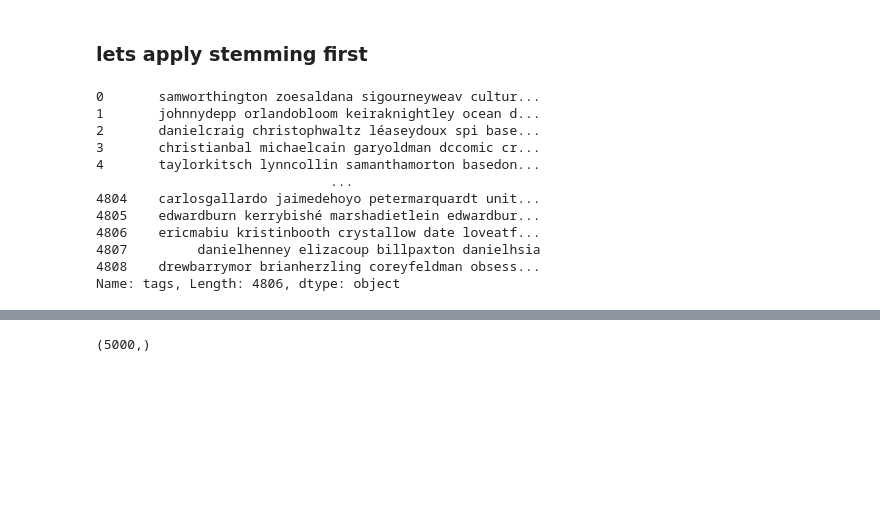
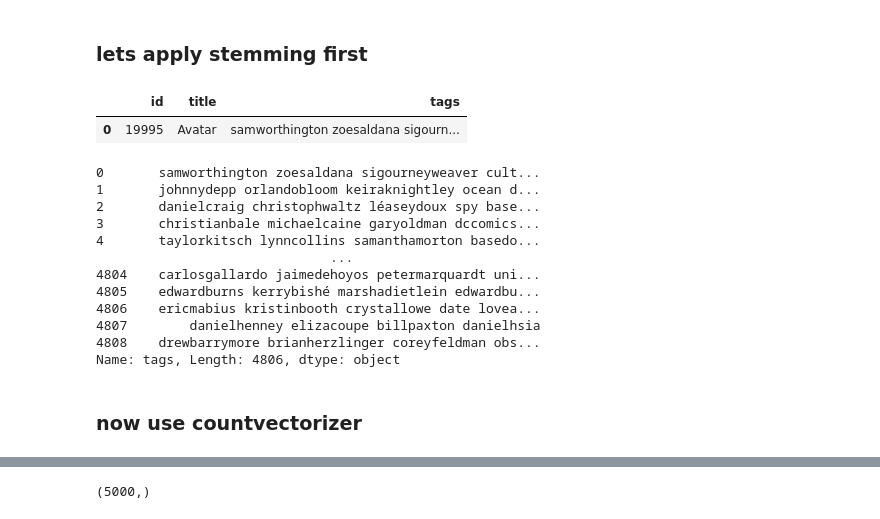
Before and after one commit to VED-PRAKA5H/movie_recommender, a Jupyter notebook: notebooks/EDA.ipynb, the cells around one changed output, grey strips where cells are left out. Saved outputs shown, nothing was run; the diff lists cells and outputs as text; code cells hidden in the pictures; blank space fills up the shorter version.

```diff
--- a/notebooks/EDA.ipynb
+++ b/notebooks/EDA.ipynb
@@ -372,22 +375,27 @@ sys.path.append(os.path.abspath(os.path.join('..', 'src')))
 
 from data_preprocessing import stem_text
 # %%
-new_df.loc[:, 'tags'] = new_df['tags'].apply(stem_text)
+new_df.head(1)
+# %% [output]
+|  | id | title | tags |
+| 0 | 19995 | Avatar | samworthington zoesaldana sigourn... |
 # %%
 new_df.tags
 # %% [output]
-0       samworthington zoesaldana sigourneyweav cultur...
+0       samworthington zoesaldana sigourneyweaver cult...
 1       johnnydepp orlandobloom keiraknightley ocean d...
-2       danielcraig christophwaltz léaseydoux spi base...
-3       christianbal michaelcain garyoldman dccomic cr...
-4       taylorkitsch lynncollin samanthamorton basedon...
+2       danielcraig christophwaltz léaseydoux spy base...
+3       christianbale michaelcaine garyoldman dccomics...
+4       taylorkitsch lynncollins samanthamorton basedo...
                               ...
-4804    carlosgallardo jaimedehoyo petermarquardt unit...
-4805    edwardburn kerrybishé marshadietlein edwardbur...
-4806    ericmabiu kristinbooth crystallow date loveatf...
-4807         danielhenney elizacoup billpaxton danielhsia
-4808    drewbarrymor brianherzling coreyfeldman obsess...
+4804    carlosgallardo jaimedehoyos petermarquardt uni...
+4805    edwardburns kerrybishé marshadietlein edwardbu...
+4806    ericmabius kristinbooth crystallowe date lovea...
+4807        danielhenney elizacoupe billpaxton danielhsia
+4808    drewbarrymore brianherzlinger coreyfeldman obs...
 Name: tags, Length: 4806, dtype: object
+# %% [markdown]
+### now use countvectorizer
 # %%
 from sklearn.feature_extraction.text import CountVectorizer
 cvectorizer = CountVectorizer(max_features= 5000, stop_words = 'english')
```
Also changed, not shown: parts of 18 cells of this notebook, 3 other files.
